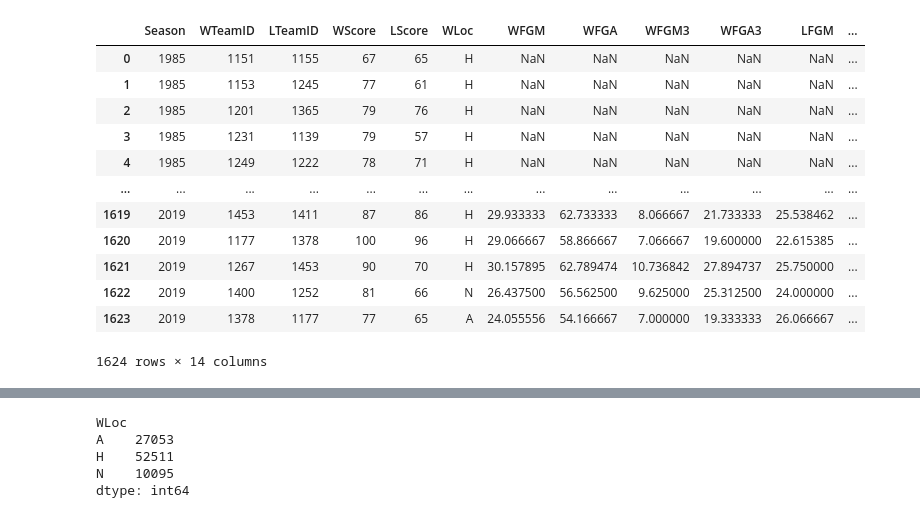
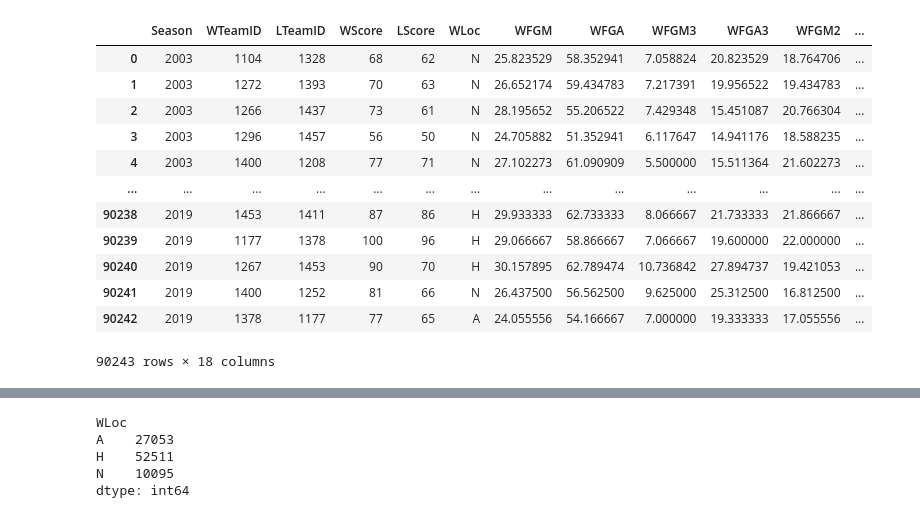
Before and after one commit to uni2237/kaggle-ncaa_m_2020, a Jupyter notebook: kernel79392c161c.ipynb, the cells around one changed output, grey strips where cells are left out. Cells and saved outputs as stored; diff of their text form; code cells hidden in the pictures.

```diff
--- a/kernel79392c161c.ipynb
+++ b/kernel79392c161c.ipynb
@@ -69,6 +69,14 @@ dict_keys(['Cities', 'MSecondaryTourneyTeams', 'MNCAATourneyCompactResults', 'MR
 # %%
 regular=df['MRegularSeasonDetailedResults']
-regular=regular[['Season','WTeamID','LTeamID','WScore', 'LScore','WLoc','WFGM', 'WFGA',
-       'WFGM3', 'WFGA3', 'LFGM', 'LFGA', 'LFGM3', 'LFGA3']]
+
+regular['WFGM2']=regular['WFGM']-regular['WFGM3']
+regular['LFGM2']=regular['LFGM']-regular['LFGM3']
+
+regular['WFGA2']=regular['WFGA']-regular['WFGA3']
+regular['LFGA2']=regular['LFGA']-regular['LFGA3']
+
+regular=regular[['Season','WTeamID','LTeamID','WScore','LScore','WLoc',
+                 'WFGM', 'WFGA','WFGM3', 'WFGA3', 'WFGM2','WFGA2',
+                 'LFGM', 'LFGA', 'LFGM3', 'LFGA3','LFGM2','LFGA2']]
 regular
 # %% [output]
@@ -88,6 +96,13 @@ regular
 # %%
 tourney=df['MNCAATourneyDetailedResults']
-tourney=tourney[['Season','WTeamID','LTeamID','WScore', 'LScore','WLoc','WFGM', 'WFGA',
-       'WFGM3', 'WFGA3', 'LFGM', 'LFGA', 'LFGM3', 'LFGA3']]
+tourney['WFGM2']=tourney['WFGM']-tourney['WFGM3']
+tourney['LFGM2']=tourney['LFGM']-tourney['LFGM3']
+
+tourney['WFGA2']=tourney['WFGA']-tourney['WFGA3']
+tourney['LFGA2']=tourney['LFGA']-tourney['LFGA3']
+
+tourney=tourney[['Season','WTeamID','LTeamID','WScore','LScore','WLoc',
+                 'WFGM', 'WFGA','WFGM3', 'WFGA3', 'WFGM2','WFGA2',
+                 'LFGM', 'LFGA', 'LFGM3', 'LFGA3','LFGM2','LFGA2']]
 tourney
 # %% [output]
@@ -107,8 +122,8 @@ tourney
 # %%
-rw=regular[['Season','WTeamID','WFGM','WFGA', 'WFGM3', 'WFGA3']]
+rw=regular[['Season','WTeamID','WFGM','WFGA', 'WFGM3', 'WFGA3', 'WFGM2', 'WFGA2']]
 rw=rw.groupby(['Season','WTeamID']).mean()
 
-tw=regular[['Season','WTeamID','WFGM','WFGA', 'WFGM3', 'WFGA3']]
+tw=tourney[['Season','WTeamID','WFGM','WFGA', 'WFGM3', 'WFGA3', 'WFGM2', 'WFGA2']]
 tw=tw.groupby(['Season','WTeamID']).mean()
 
 rtw=pd.concat((rw,tw))
@@ -132,8 +147,8 @@ rtw
 # %%
-rl=regular[['Season','LTeamID','LFGM','LFGA', 'LFGM3', 'LFGA3']]
+rl=regular[['Season','LTeamID','LFGM', 'LFGA', 'LFGM3','LFGA3', 'LFGM2', 'LFGA2']]
 rl=rl.groupby(['Season','LTeamID']).mean()
 
-tl=regular[['Season','LTeamID','LFGM','LFGA', 'LFGM3', 'LFGA3']]
+tl=tourney[['Season','LTeamID','LFGM', 'LFGA', 'LFGM3','LFGA3', 'LFGM2', 'LFGA2']]
 tl=tl.groupby(['Season','LTeamID']).mean()
 
 rtl=pd.concat((rl,tl))
@@ -157,22 +172,26 @@ rtl
 # %%
 secondary=df['MSecondaryTourneyCompactResults']
+
 secondary=secondary[['Season','WTeamID','LTeamID','WScore', 'LScore','WLoc']]
+regular=regular[['Season','WTeamID','LTeamID','WScore', 'LScore','WLoc']]
+tourney=tourney[['Season','WTeamID','LTeamID','WScore', 'LScore','WLoc']]
 
+all_match=pd.concat((regular,tourney,secondary))
 
-secondary=pd.merge(secondary,rtw,how='left',left_on=['Season','WTeamID'],right_on=['Season','WTeamID'])
-secondary=pd.merge(secondary,rtl,how='left',left_on=['Season','LTeamID'],right_on=['Season','LTeamID'])
-secondary
+all_match=pd.merge(all_match,rtw,how='left',left_on=['Season','WTeamID'],right_on=['Season','WTeamID'])
+all_match=pd.merge(all_match,rtl,how='left',left_on=['Season','LTeamID'],right_on=['Season','LTeamID'])
+all_match
 # %% [output]
-|  | Season | WTeamID | LTeamID | WScore | LScore | WLoc | WFGM | WFGA | WFGM3 | WFGA3 | LFGM | ... |
-| 0 | 1985 | 1151 | 1155 | 67 | 65 | H | NaN | NaN | NaN | NaN | NaN | ... |
-| 1 | 1985 | 1153 | 1245 | 77 | 61 | H | NaN | NaN | NaN | NaN | NaN | ... |
-| 2 | 1985 | 1201 | 1365 | 79 | 76 | H | NaN | NaN | NaN | NaN | NaN | ... |
-| 3 | 1985 | 1231 | 1139 | 79 | 57 | H | NaN | NaN | NaN | NaN | NaN | ... |
-| 4 | 1985 | 1249 | 1222 | 78 | 71 | H | NaN | NaN | NaN | NaN | NaN | ... |
+|  | Season | WTeamID | LTeamID | WScore | LScore | WLoc | WFGM | WFGA | WFGM3 | WFGA3 | WFGM2 | ... |
+| 0 | 2003 | 1104 | 1328 | 68 | 62 | N | 25.823529 | 58.352941 | 7.058824 | 20.823529 | 18.764706 | ... |
+| 1 | 2003 | 1272 | 1393 | 70 | 63 | N | 26.652174 | 59.434783 | 7.217391 | 19.956522 | 19.434783 | ... |
+| 2 | 2003 | 1266 | 1437 | 73 | 61 | N | 28.195652 | 55.206522 | 7.429348 | 15.451087 | 20.766304 | ... |
+| 3 | 2003 | 1296 | 1457 | 56 | 50 | N | 24.705882 | 51.352941 | 6.117647 | 14.941176 | 18.588235 | ... |
+| 4 | 2003 | 1400 | 1208 | 77 | 71 | N | 27.102273 | 61.090909 | 5.500000 | 15.511364 | 21.602273 | ... |
 | ... | ... | ... | ... | ... | ... | ... | ... | ... | ... | ... | ... | ... |
-| 1619 | 2019 | 1453 | 1411 | 87 | 86 | H | 29.933333 | 62.733333 | 8.066667 | 21.733333 | 25.538462 | ... |
-| 1620 | 2019 | 1177 | 1378 | 100 | 96 | H | 29.066667 | 58.866667 | 7.066667 | 19.600000 | 22.615385 | ... |
-| 1621 | 2019 | 1267 | 1453 | 90 | 70 | H | 30.157895 | 62.789474 | 10.736842 | 27.894737 | 25.750000 | ... |
-| 1622 | 2019 | 1400 | 1252 | 81 | 66 | N | 26.437500 | 56.562500 | 9.625000 | 25.312500 | 24.000000 | ... |
-| 1623 | 2019 | 1378 | 1177 | 77 | 65 | A | 24.055556 | 54.166667 | 7.000000 | 19.333333 | 26.066667 | ... |
+| 90238 | 2019 | 1453 | 1411 | 87 | 86 | H | 29.933333 | 62.733333 | 8.066667 | 21.733333 | 21.866667 | ... |
+| 90239 | 2019 | 1177 | 1378 | 100 | 96 | H | 29.066667 | 58.866667 | 7.066667 | 19.600000 | 22.000000 | ... |
+| 90240 | 2019 | 1267 | 1453 | 90 | 70 | H | 30.157895 | 62.789474 | 10.736842 | 27.894737 | 19.421053 | ... |
+| 90241 | 2019 | 1400 | 1252 | 81 | 66 | N | 26.437500 | 56.562500 | 9.625000 | 25.312500 | 16.812500 | ... |
+| 90242 | 2019 | 1378 | 1177 | 77 | 65 | A | 24.055556 | 54.166667 | 7.000000 | 19.333333 | 17.055556 | ... |
-1624 rows × 14 columns
+90243 rows × 18 columns
```
Also changed, not shown: parts of 17 cells of this notebook.
